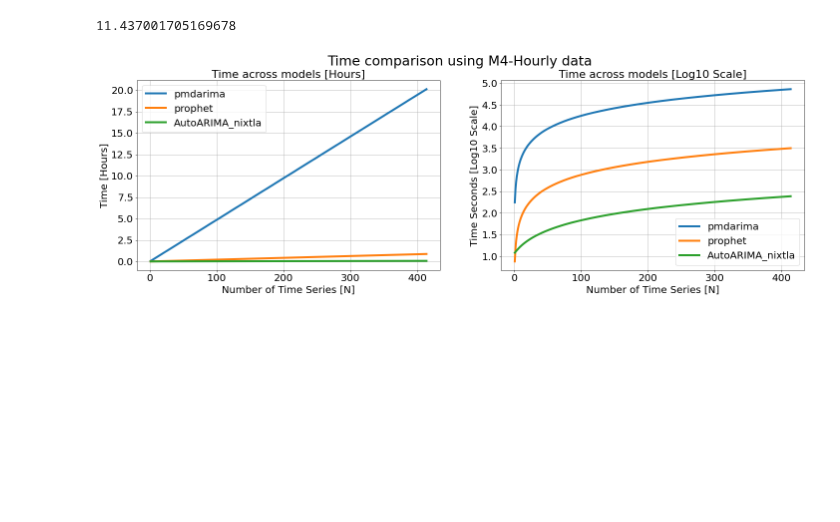
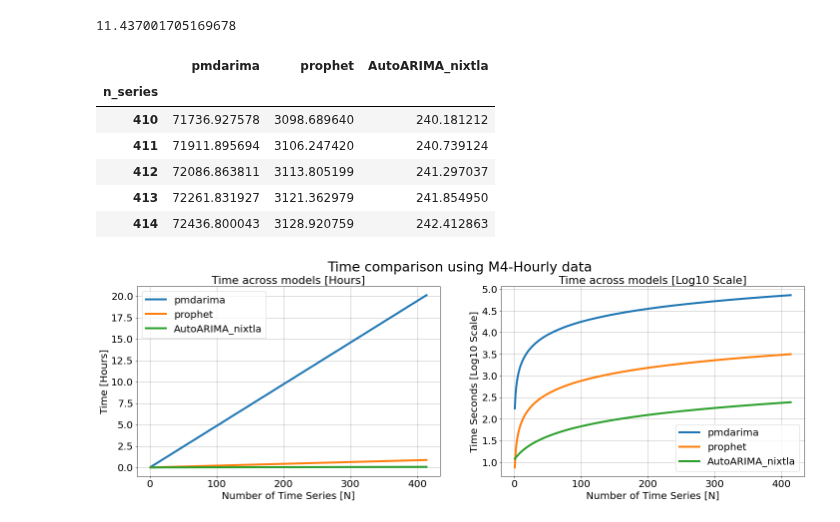
Before and after one commit to Nixtla/statsforecast, a Jupyter notebook: nbs/examples/AutoArima_vs_Prophet.ipynb, the cells around one changed output. Saved outputs shown, nothing was run; the diff lists cells and outputs as text; code cells hidden in the pictures; blank space fills up the shorter version.

Commit message:
fix: arima vs prophet outputs

```diff
--- a/nbs/examples/AutoArima_vs_Prophet.ipynb
+++ b/nbs/examples/AutoArima_vs_Prophet.ipynb
@@ -420,6 +400,16 @@ times['pmdarima'] = time_pmdarima * times['n_series'] / n_series_pmdarima
 times['prophet'] = time_prophet * times['n_series'] / n_series
 times['AutoARIMA_nixtla'] = time_nixtla_1 + times['n_series'] * (time_nixtla - time_nixtla_1) / n_series
 times = times.set_index('n_series')
+# %%
+times.tail(5)
+# %% [output]
+|  | pmdarima | prophet | AutoARIMA_nixtla |
+| n_series |  |  |  |
+| 410 | 71736.927578 | 3098.689640 | 240.181212 |
+| 411 | 71911.895694 | 3106.247420 | 240.739124 |
+| 412 | 72086.863811 | 3113.805199 | 241.297037 |
+| 413 | 72261.831927 | 3121.362979 | 241.854950 |
+| 414 | 72436.800043 | 3128.920759 | 242.412863 |
 # %%
 fig, axes = plt.subplots(1, 2, figsize = (24, 7))
 (times/3600).plot(ax=axes[0], linewidth=4)
```
Also changed, not shown: parts of 4 cells of this notebook.
